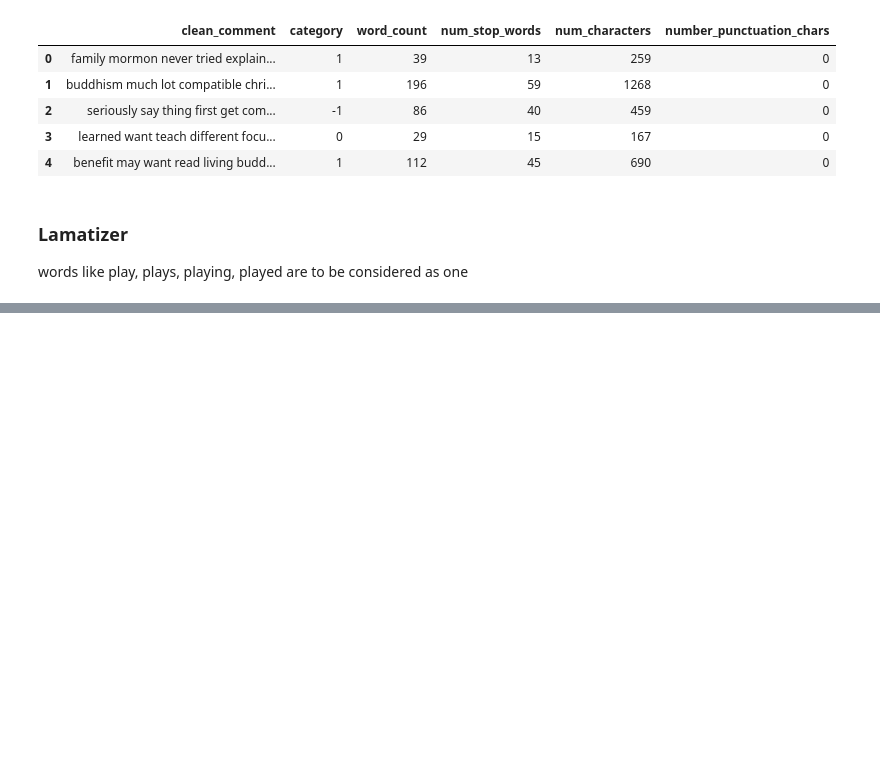
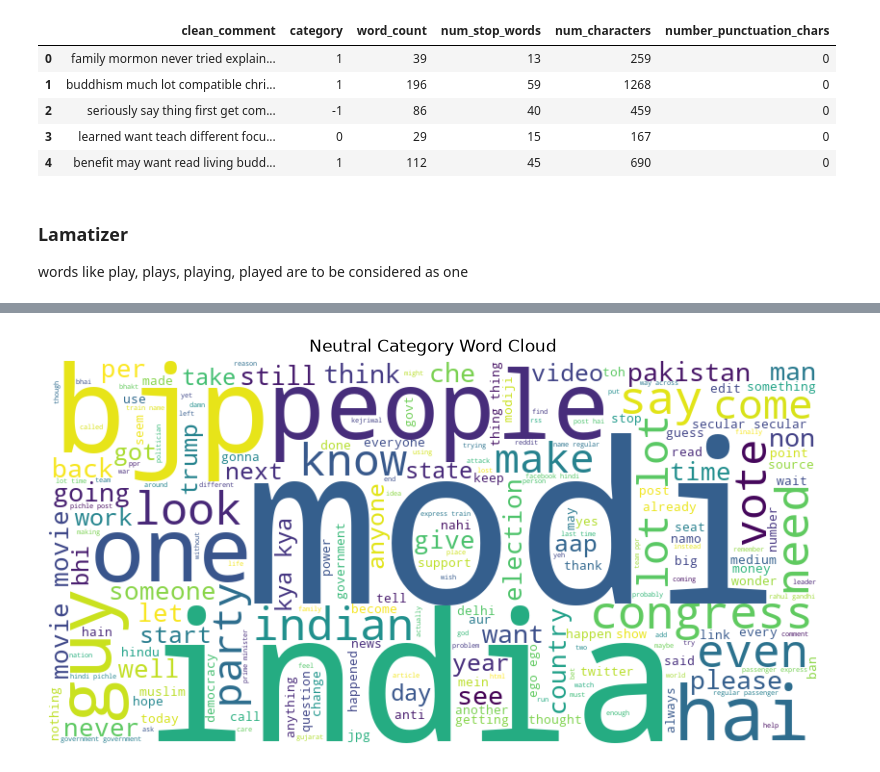
Before and after one commit to HerbertNtim/data-science-lab, a Jupyter notebook: jupyter_works/youtube-sentiment/notebooks/1_Preprocessing_&_EDA.ipynb, the cells around one changed output, grey strips where cells are left out. Cells and saved outputs as stored; diff of their text form; code cells hidden in the pictures; blank space fills up the shorter version.

```diff
--- a/jupyter_works/youtube-sentiment/notebooks/1_Preprocessing_&_EDA.ipynb
+++ b/jupyter_works/youtube-sentiment/notebooks/1_Preprocessing_&_EDA.ipynb
@@ -721,0 +749,4 @@ ModuleNotFoundError: No module named 'wordcloud'
+# %%
+plot_word_cloud(df[df['category'] == 0]["clean_comment"], "Neutral Category Word Cloud")
+# %% [output]
+[figure, added]
```
Also changed, not shown: parts of 10 cells of this notebook, 1 other file.
